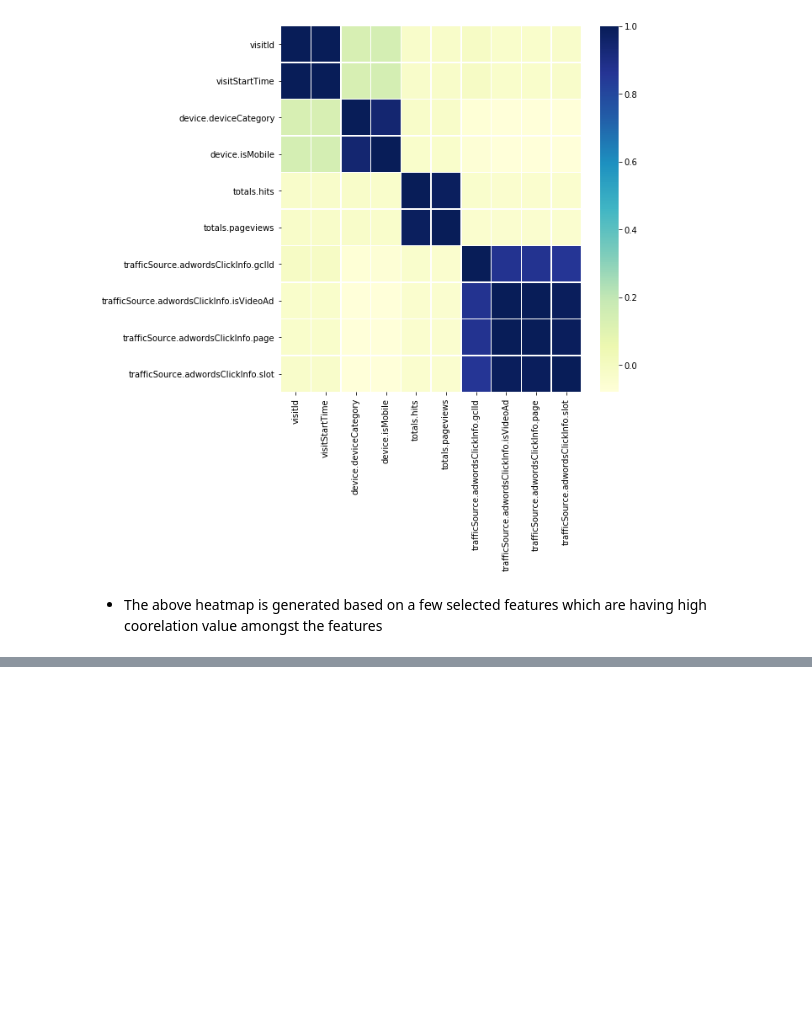
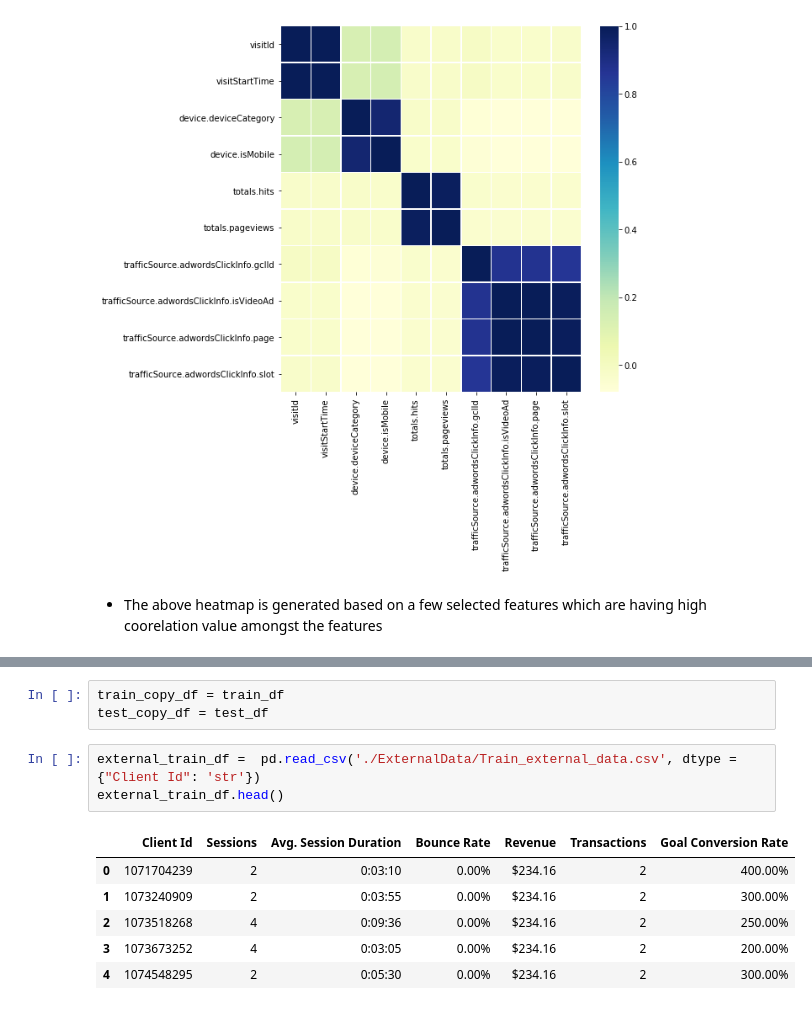
Before and after one commit to jaytorasakar8/Data-Science-Fundamentals, a Jupyter notebook: Homework 3/Customer Revenue Prediction - Kaggle.ipynb, the cells around one changed output, grey strips where cells are left out. Cells and saved outputs as stored; diff of their text form; blank space fills up the shorter version.

```diff
--- a/Homework 3/Customer Revenue Prediction - Kaggle.ipynb
+++ b/Homework 3/Customer Revenue Prediction - Kaggle.ipynb
@@ -345,0 +348,13 @@ external_df.isnull().sum() #Shows that there is no useless data present
+# %%
+train_copy_df = train_df
+test_copy_df = test_df
+# %%
+external_train_df =  pd.read_csv('./ExternalData/Train_external_data.csv', dtype = {"Client Id": 'str'})
+external_train_df.head()
+# %% [output]
+|  | Client Id | Sessions | Avg. Session Duration | Bounce Rate | Revenue | Transactions | Goal Conversion Rate |
+| 0 | 1071704239 | 2 | 0:03:10 | 0.00% | $234.16 | 2 | 400.00% |
+| 1 | 1073240909 | 2 | 0:03:55 | 0.00% | $234.16 | 2 | 300.00% |
+| 2 | 1073518268 | 4 | 0:09:36 | 0.00% | $234.16 | 2 | 250.00% |
+| 3 | 1073673252 | 4 | 0:03:05 | 0.00% | $234.16 | 2 | 200.00% |
+| 4 | 1074548295 | 2 | 0:05:30 | 0.00% | $234.16 | 2 | 300.00% |
```
Also changed, not shown: parts of 44 cells of this notebook, 14 other files.
